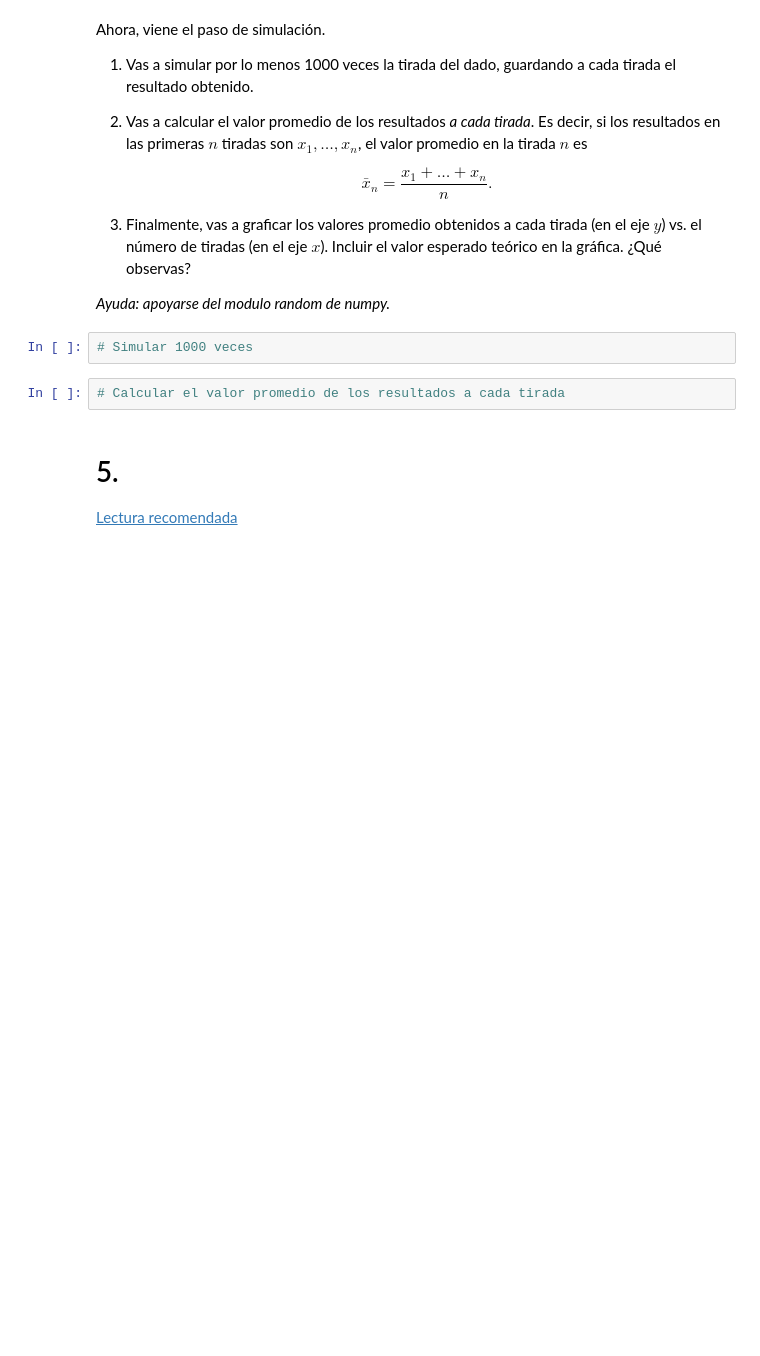
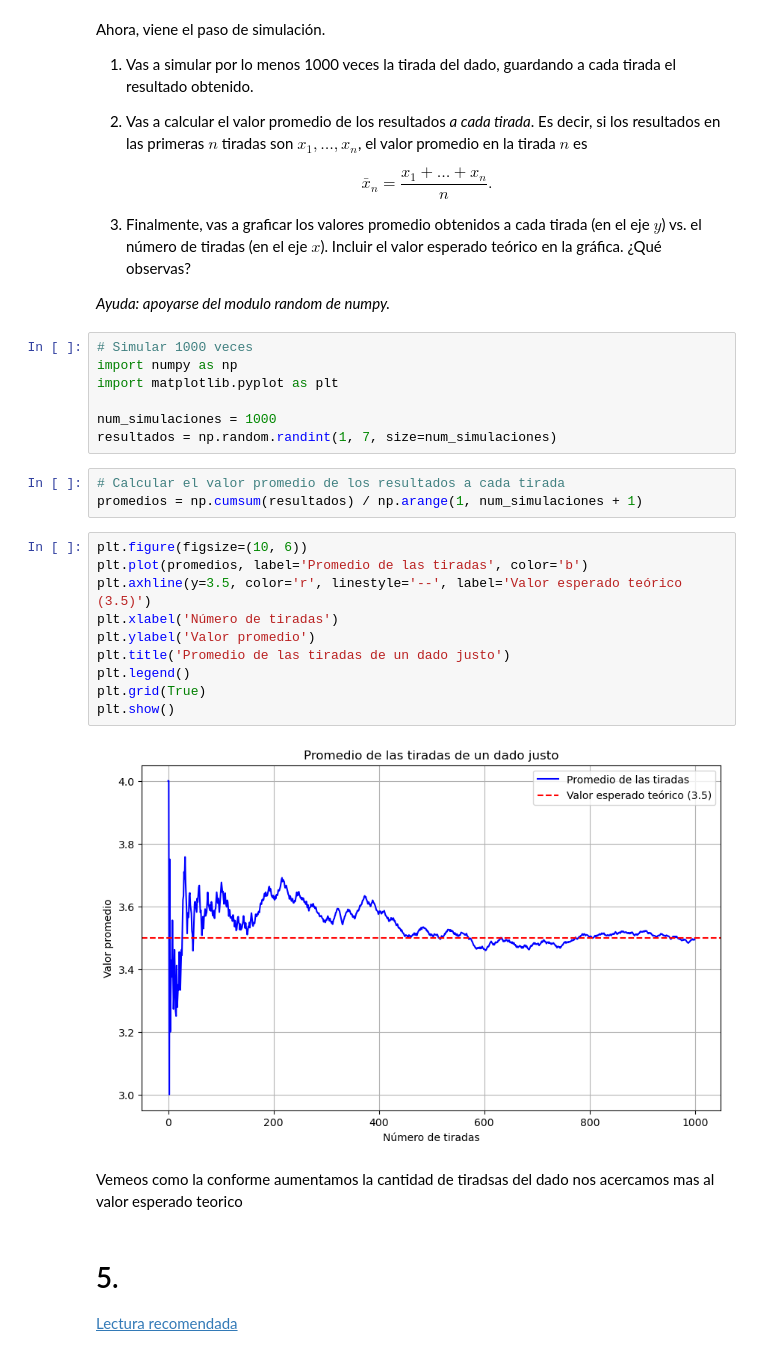
Before and after one commit to XTEP63/mebo2024, a Jupyter notebook: modulo1/tema2/tarea1-repaso-proba.ipynb, the cells around one changed output. Cells and saved outputs as stored; diff of their text form; blank space fills up the shorter version.

```diff
--- a/modulo1/tema2/tarea1-repaso-proba.ipynb
+++ b/modulo1/tema2/tarea1-repaso-proba.ipynb
@@ -97,10 +319,30 @@ Ahora, viene el paso de simulación.
 3. Finalmente, vas a graficar los valores promedio obtenidos a cada tirada (en el eje $y$) vs. el número de tiradas (en el eje $x$). Incluir el valor esperado teórico en la gráfica. ¿Qué observas?
 
 *Ayuda: apoyarse del modulo random de numpy.*
-# %%
-# Simular 1000 veces
+# %%
+# Simular 1000 veces
+import numpy as np
+import matplotlib.pyplot as plt
+
+num_simulaciones = 1000
+resultados = np.random.randint(1, 7, size=num_simulaciones)
 # %%
 # Calcular el valor promedio de los resultados a cada tirada
+promedios = np.cumsum(resultados) / np.arange(1, num_simulaciones + 1)
+# %%
+plt.figure(figsize=(10, 6))
+plt.plot(promedios, label='Promedio de las tiradas', color='b')
+plt.axhline(y=3.5, color='r', linestyle='--', label='Valor esperado teórico (3.5)')
+plt.xlabel('Número de tiradas')
+plt.ylabel('Valor promedio')
+plt.title('Promedio de las tiradas de un dado justo')
+plt.legend()
+plt.grid(True)
+plt.show()
+# %% [output]
+[figure, added]
+# %% [markdown]
+Vemeos como la conforme aumentamos la cantidad de tiradsas del dado nos acercamos mas al valor esperado teorico
 # %% [markdown]
 # 5.
 
```
Also changed, not shown: parts of 11 cells of this notebook.
